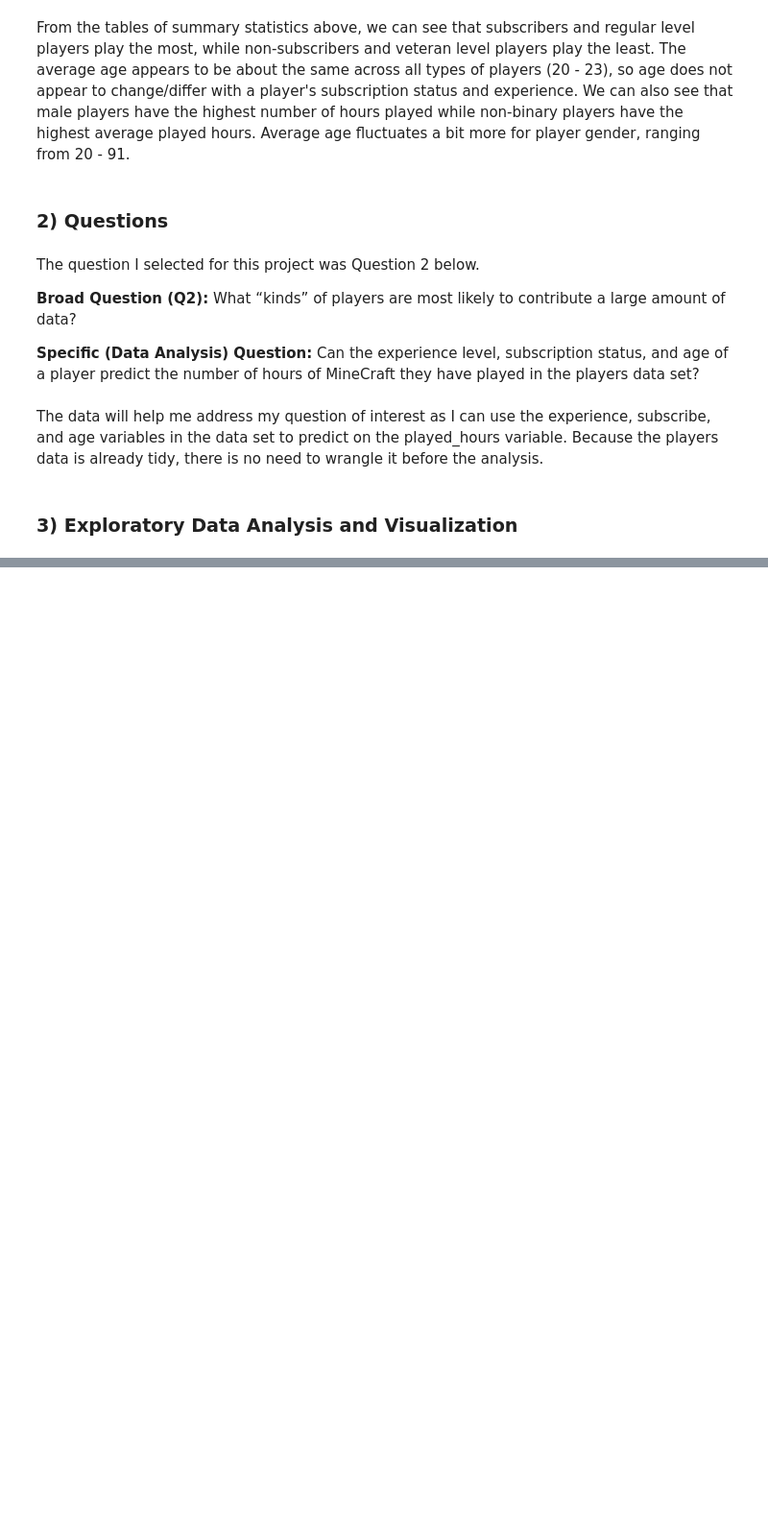
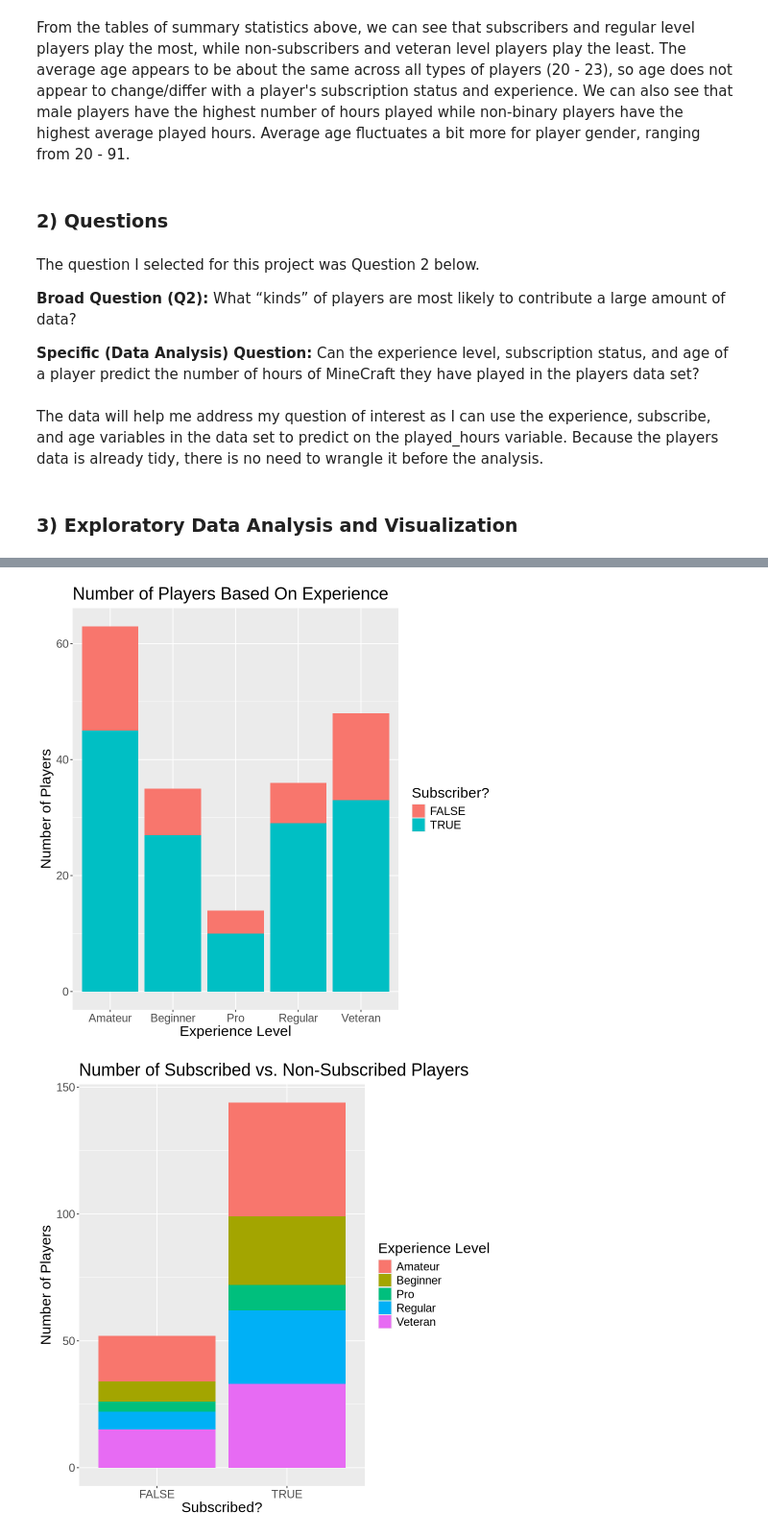
Before and after one commit to brianna-lin/DSCI_100_Individual_Project_Planning, a Jupyter notebook: individual_project_planning/individual_project_plan.ipynb, the cells around one changed output, grey strips where cells are left out. Shown at 96% size. Drawn from its saved outputs; the diff is of its cells as text; code cells hidden in the pictures; blank space fills up the shorter version.

```diff
--- a/individual_project_planning/individual_project_plan.ipynb
+++ b/individual_project_planning/individual_project_plan.ipynb
@@ -194,0 +246,21 @@ The data will help me address my question of interest as I can use the experienc
+# %%
+# number of players of each experience level, colored by subscription status
+num_players <- players_data |>
+    ggplot(aes(x = experience, fill = subscribe)) +
+        geom_bar() +
+        labs(x = "Experience Level", y = "Number of Players", fill = "Subscriber?",
+             title = "Number of Players Based On Experience") +
+        theme(text = element_text(size = 18))
+num_players
+
+# number of players subscribed vs. not subscribed, colored by experience level
+subscriber_experience <- players_data |>
+    ggplot(aes(x = subscribe, fill = experience)) +
+        geom_bar() +
+        labs(x = "Subscribed?", y = "Number of Players", fill = "Experience Level",
+             title = "Number of Subscribed vs. Non-Subscribed Players") +
+        theme(text = element_text(size = 18))
+subscriber_experience
+# %% [output]
+[figure, added]
+[figure, added]
```
Also changed, not shown: parts of 10 cells of this notebook.
